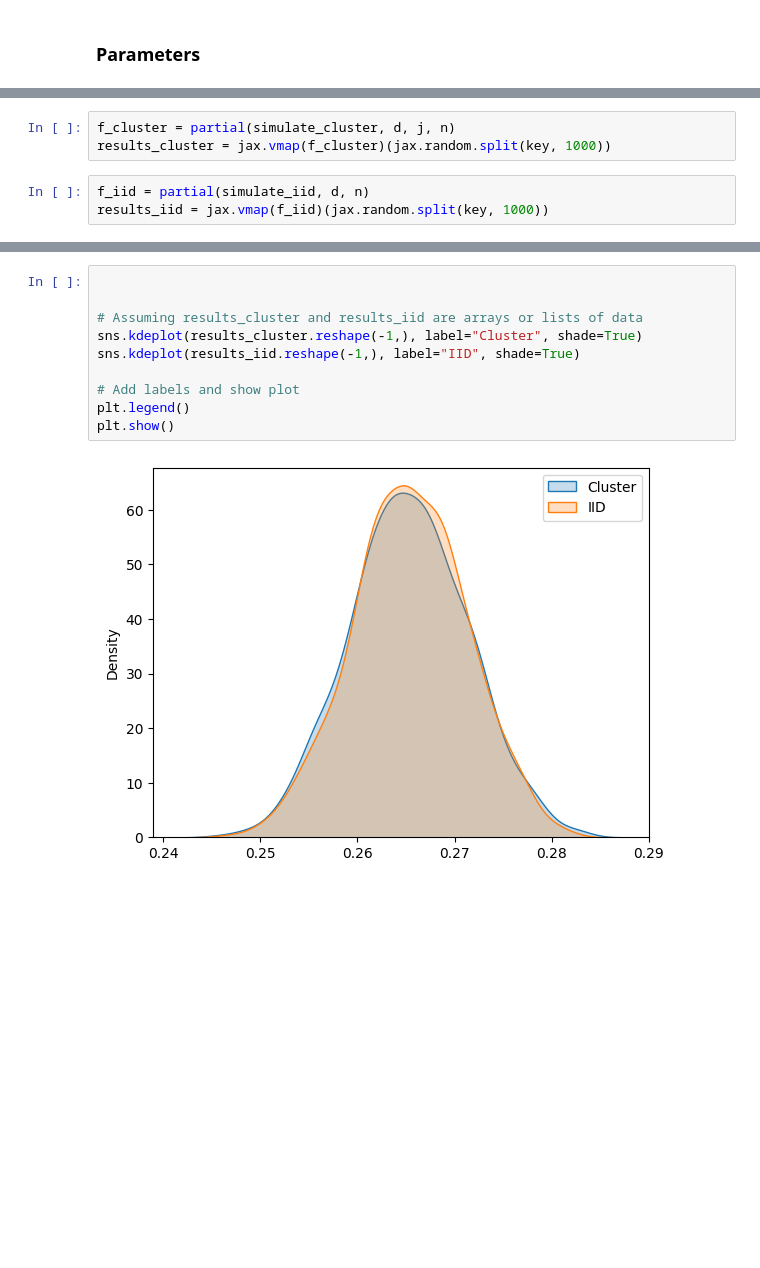
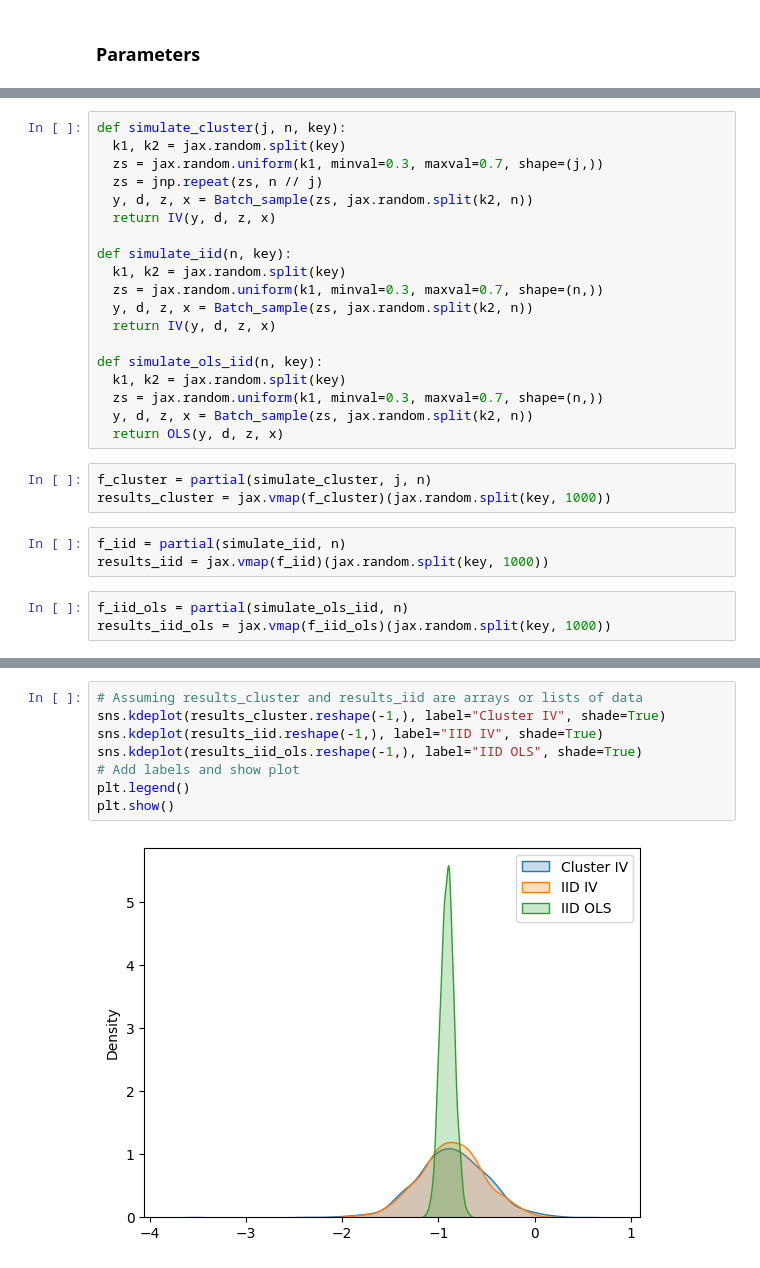
Before and after one commit to pharringtonp19/housing-and-homelessness, a Jupyter notebook: notebooks/JudgeIV.ipynb, the cells around one changed output, grey strips where cells are left out. Drawn from its saved outputs; the diff is of its cells as text; blank space fills up the shorter version.

```diff
--- a/notebooks/JudgeIV.ipynb
+++ b/notebooks/JudgeIV.ipynb
@@ -63,6 +48,28 @@ def simulate_iid(d, n, key):
+# %%
+def simulate_cluster(j, n, key):
+  k1, k2 = jax.random.split(key)
+  zs = jax.random.uniform(k1, minval=0.3, maxval=0.7, shape=(j,))
+  zs = jnp.repeat(zs, n // j)
+  y, d, z, x = Batch_sample(zs, jax.random.split(k2, n))
+  return IV(y, d, z, x)
+
+def simulate_iid(n, key):
+  k1, k2 = jax.random.split(key)
+  zs = jax.random.uniform(k1, minval=0.3, maxval=0.7, shape=(n,))
+  y, d, z, x = Batch_sample(zs, jax.random.split(k2, n))
+  return IV(y, d, z, x)
+
+def simulate_ols_iid(n, key):
+  k1, k2 = jax.random.split(key)
+  zs = jax.random.uniform(k1, minval=0.3, maxval=0.7, shape=(n,))
+  y, d, z, x = Batch_sample(zs, jax.random.split(k2, n))
+  return OLS(y, d, z, x)
 # %%
-f_cluster = partial(simulate_cluster, d, j, n)
+f_cluster = partial(simulate_cluster, j, n)
 results_cluster = jax.vmap(f_cluster)(jax.random.split(key, 1000))
 # %%
-f_iid = partial(simulate_iid, d, n)
+f_iid = partial(simulate_iid, n)
 results_iid = jax.vmap(f_iid)(jax.random.split(key, 1000))
+# %%
+f_iid_ols = partial(simulate_ols_iid, n)
+results_iid_ols = jax.vmap(f_iid_ols)(jax.random.split(key, 1000))
@@ -69,12 +95,10 @@ results_iid = jax.vmap(f_iid)(jax.random.split(key, 1000))
 # %%
-
-
 # Assuming results_cluster and results_iid are arrays or lists of data
-sns.kdeplot(results_cluster.reshape(-1,), label="Cluster", shade=True)
-sns.kdeplot(results_iid.reshape(-1,), label="IID", shade=True)
-
+sns.kdeplot(results_cluster.reshape(-1,), label="Cluster IV", shade=True)
+sns.kdeplot(results_iid.reshape(-1,), label="IID IV", shade=True)
+sns.kdeplot(results_iid_ols.reshape(-1,), label="IID OLS", shade=True)
 # Add labels and show plot
 plt.legend()
 plt.show()
 # %% [output]
-[figure, old version]
+[figure, new version]
```
Also changed, not shown: parts of 9 cells of this notebook.
